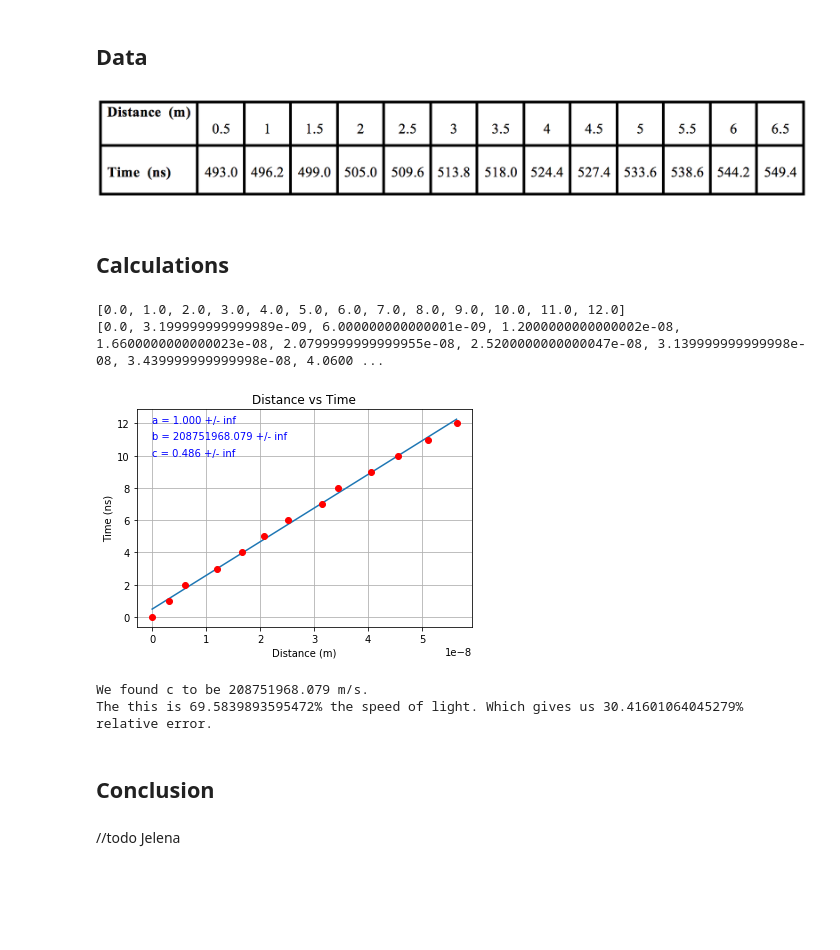
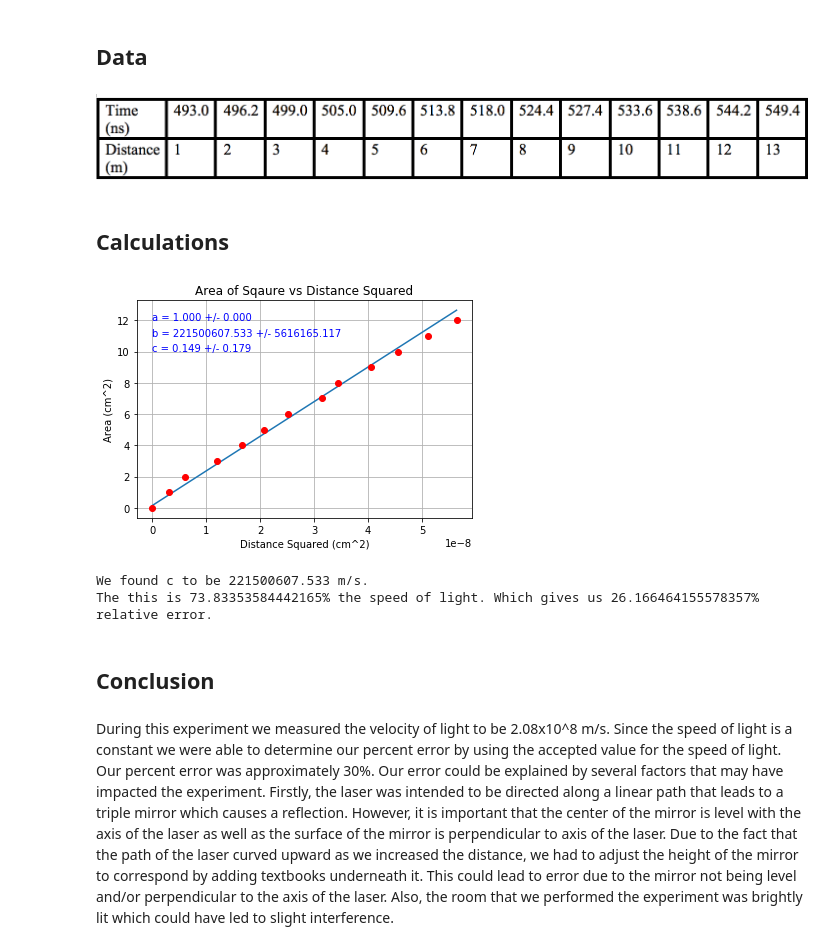
Before and after one commit to jsribaud/PHY363, a Jupyter notebook: lab03/lab03_nf_jc.ipynb, the cells around one changed output. Cells and saved outputs as stored; diff of their text form; code cells hidden in the pictures; blank space fills up the shorter version.

```diff
--- a/lab03/lab03_nf_jc.ipynb
+++ b/lab03/lab03_nf_jc.ipynb
@@ -19,7 +19,7 @@ To begin, measure a linear distance on the surface that the experiment will be c
 data = [(.5,493),(1,496.2),(1.5,499),(2,505),(2.5,509.6),(3,513.8),(3.5,518.2),(4,524.4),(4.5,527.4),(5,533.6),
        (5.5,538.6),(6,544.2),(6.5,549.4)]#(m,ns)
 # %% [markdown]
-![Screen%20Shot%202017-09-20%20at%2012.06.39%20PM.png](attachment:Screen%20Shot%202017-09-20%20at%2012.06.39%20PM.png)
+![Screen%20Shot%202017-09-20%20at%201.21.19%20PM.png](attachment:Screen%20Shot%202017-09-20%20at%201.21.19%20PM.png)
 # %% [markdown]
 ## Calculations
 # %%
@@ -40,31 +40,26 @@ normalized_time = []
 for n in normalized_data:
     normalized_distance.append(n[0])
     normalized_time.append(n[1])
-print(normalized_distance)
-print(normalized_time)
-# %% [output]
-[0.0, 1.0, 2.0, 3.0, 4.0, 5.0, 6.0, 7.0, 8.0, 9.0, 10.0, 11.0, 12.0]
-[0.0, 3.199999999999989e-09, 6.000000000000001e-09, 1.2000000000000002e-08, 1.6600000000000023e-08, 2.0799999999999955e-08, 2.5200000000000047e-08, 3.139999999999998e-08, 3.439999999999998e-08, 4.0600 ...
 # %%
-popt, pcov = curve_fit(func, normalized_time, normalized_distance)
+popt, pcov = curve_fit(func, normalized_time, normalized_distance, bounds=(0.,'inf'))
 plt.plot(normalized_time, np.polyval(popt, normalized_time), '-')
 
 plt.text(0, 12, r"a = {0:.3f} +/- {1:.3f}".format(popt[0], pcov[0,0]**0.5),color="blue")
 plt.text(0, 11, r"b = {0:.3f} +/- {1:.3f}".format(popt[1], pcov[1,1]**0.5),color="blue")
 plt.text(0, 10, r"c = {0:.3f} +/- {1:.3f}".format(popt[2], pcov[2,2]**0.5),color="blue")
 plt.grid()
 plt.plot(normalized_time, normalized_distance, 'ro')
-plt.title("Distance vs Time")
-plt.xlabel("Distance (m)")
-plt.ylabel("Time (ns)")
+plt.title("Area of Sqaure vs Distance Squared")
+plt.xlabel("Distance Squared (cm^2)")
+plt.ylabel("Area (cm^2)")
 plt.show()
 print("We found c to be {0:.3f} m/s.".format(popt[1]))
 print("The this is {0}% the speed of light. Which gives us {1}% relative error.".format(popt[1]/3e8 * 100, abs(popt[1]-3e8)/3e8*100))
 # %% [output]
-[figure, old version]
+[figure, new version]
-We found c to be 208751968.079 m/s.
-The this is 69.5839893595472% the speed of light. Which gives us 30.41601064045279% relative error.
+We found c to be 221500607.533 m/s.
+The this is 73.83353584442165% the speed of light. Which gives us 26.166464155578357% relative error.
 # %% [markdown]
 ## Conclusion
-# %% [markdown]
-//todo Jelena
+# %% [markdown]
+During this experiment we measured the velocity of light to be 2.08x10^8 m/s. Since the speed of light is a constant we were able to determine our percent error by using the accepted value for the speed of light. Our percent error was approximately 30%. Our error could be explained by several factors that may have impacted the experiment. Firstly, the laser was intended to be directed along a linear path that leads to a triple mirror which causes a reflection. However, it is important that the center of the mirror is level with the axis of the laser as well as the surface of the mirror is perpendicular to axis of the laser. Due to the fact that the path of the laser curved upward as we increased the distance, we had to adjust the height of the mirror to correspond by adding textbooks underneath it. This could lead to error due to the mirror not being level and/or perpendicular to the axis of the laser. Also, the room that we performed the experiment was brightly lit which could have led to slight interference.
```
